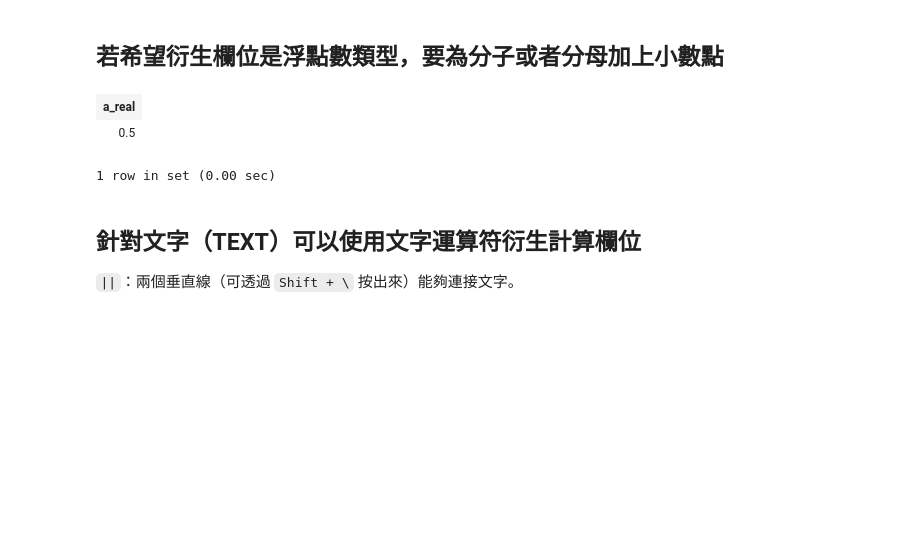
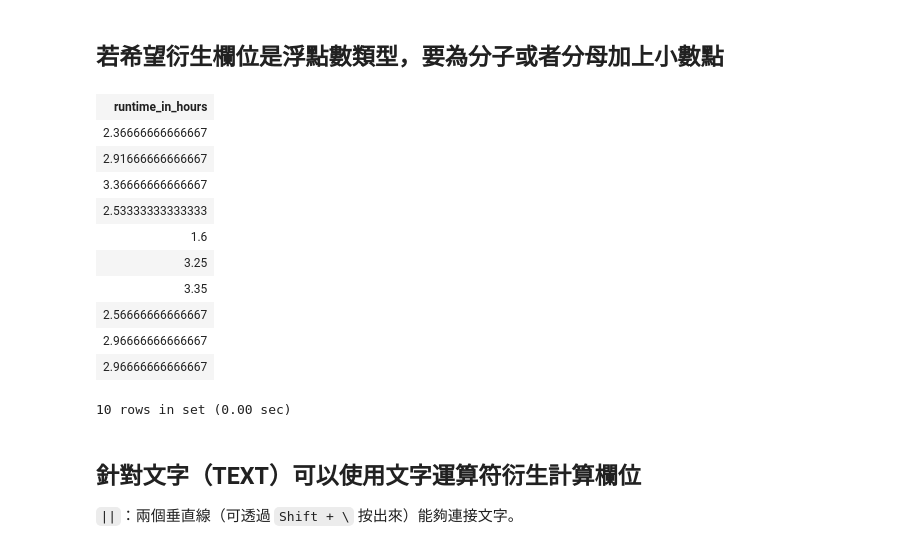
Before and after one commit to datainpoint/classroom-sql-dac-ntu, a Jupyter notebook: day-one.ipynb, the cells around one changed output. Saved outputs shown, nothing was run; the diff lists cells and outputs as text; code cells hidden in the pictures; blank space fills up the shorter version.

```diff
--- a/day-one.ipynb
+++ b/day-one.ipynb
@@ -591,11 +612,22 @@ SELECT 1 / 2 AS an_integer;
 # %% [markdown]
 ## 若希望衍生欄位是浮點數類型，要為分子或者分母加上小數點
 # %%
-SELECT 1.0 / 2 AS a_real;
+SELECT runtime / 60.0 AS runtime_in_hours
+  FROM movies
+ LIMIT 10;
 # %% [output]
-| a_real |
-| 0.5 |
+| runtime_in_hours |
+| 2.36666666666667 |
+| 2.91666666666667 |
+| 3.36666666666667 |
+| 2.53333333333333 |
+| 1.6 |
+| 3.25 |
+| 3.35 |
+| 2.56666666666667 |
+| 2.96666666666667 |
+| 2.96666666666667 |
-1 row in set (0.00 sec)
+10 rows in set (0.00 sec)
 # %% [markdown]
 ## 針對文字（TEXT）可以使用文字運算符衍生計算欄位
 
```
Also changed, not shown: parts of 6 cells of this notebook, 1 other file.
